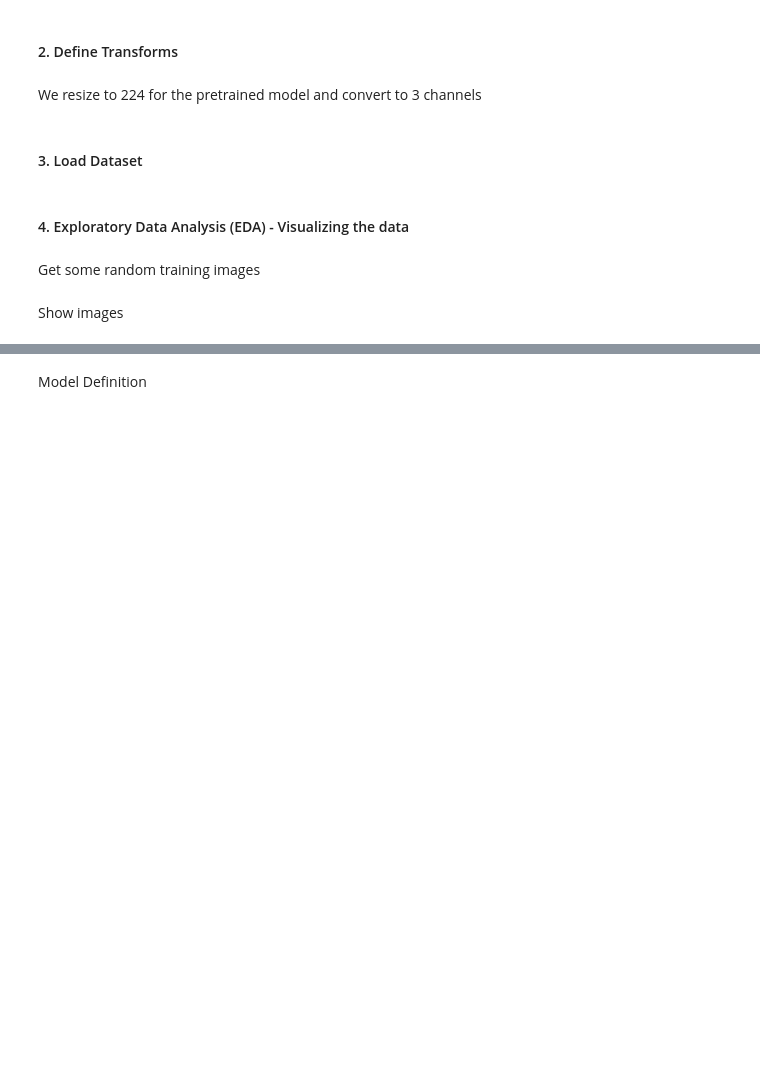
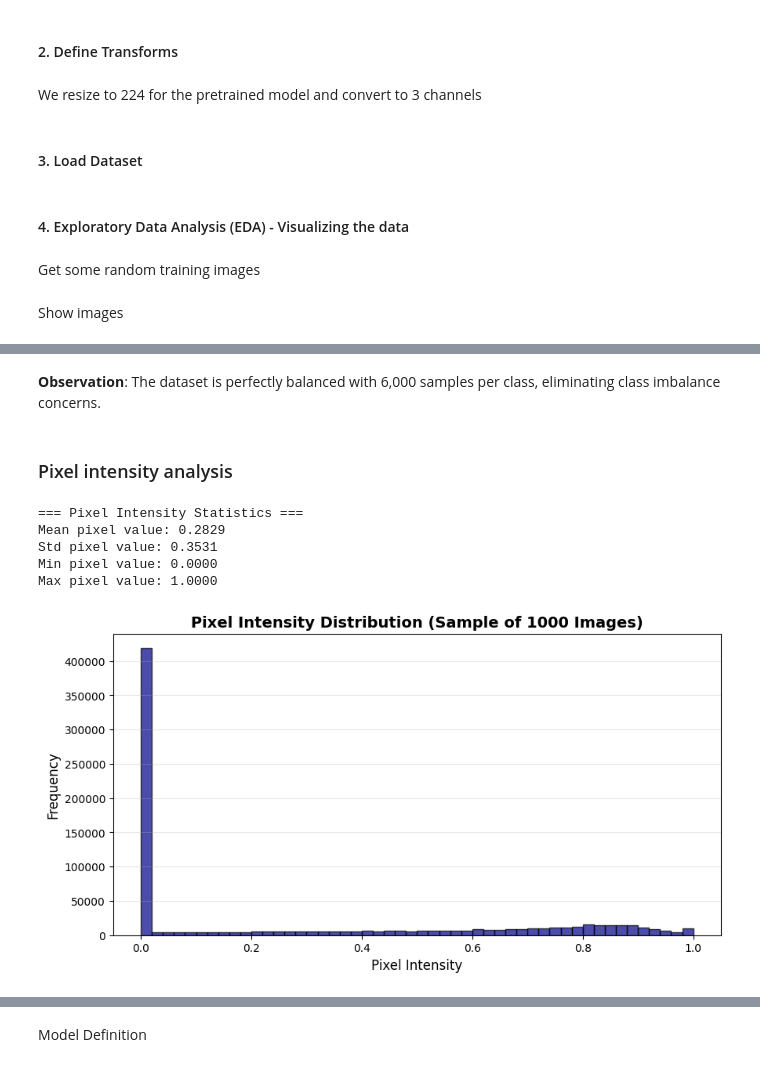
Before and after one commit to filipzekovich/Deep-Learning-Model, a Jupyter notebook: DL_Project_Notebook.ipynb, the cells around one changed output, grey strips where cells are left out. Drawn from its saved outputs; the diff is of its cells as text; code cells hidden in the pictures; blank space fills up the shorter version.

```diff
--- a/DL_Project_Notebook.ipynb
+++ b/DL_Project_Notebook.ipynb
@@ -112,0 +160,38 @@ GroundTruth:  Sandal Coat Trouser T-shirt/top
+# %% [markdown]
+**Observation**: The dataset is perfectly balanced with 6,000 samples per class, eliminating class imbalance concerns.
+# %% [markdown]
+### Pixel intensity analysis
+# %%
+print("\n=== Pixel Intensity Statistics ===")
+
+# Get raw images (without normalization)
+raw_transform = transforms.Compose([transforms.ToTensor()])
+raw_dataset = datasets.FashionMNIST(root='./data', train=True, download=True, transform=raw_transform)
+
+sample_images = []
+for i in range(1000):  # Sample 1000 images for efficiency
+    img, _ = raw_dataset[i]
+    sample_images.append(img)
+
+sample_tensor = torch.stack(sample_images)
+
+print(f"Mean pixel value: {sample_tensor.mean():.4f}")
+print(f"Std pixel value: {sample_tensor.std():.4f}")
+print(f"Min pixel value: {sample_tensor.min():.4f}")
+print(f"Max pixel value: {sample_tensor.max():.4f}")
+
+# Plot pixel intensity distribution
+plt.figure(figsize=(10, 5))
+plt.hist(sample_tensor.flatten().numpy(), bins=50, color='darkblue', alpha=0.7, edgecolor='black')
+plt.xlabel('Pixel Intensity', fontsize=12)
+plt.ylabel('Frequency', fontsize=12)
+plt.title('Pixel Intensity Distribution (Sample of 1000 Images)', fontsize=14, fontweight='bold')
+plt.grid(axis='y', alpha=0.3)
+plt.show()
+# %% [output]
+=== Pixel Intensity Statistics ===
+Mean pixel value: 0.2829
+Std pixel value: 0.3531
+Min pixel value: 0.0000
+Max pixel value: 1.0000
+[figure, added]
```
Also changed, not shown: parts of 17 cells of this notebook.
